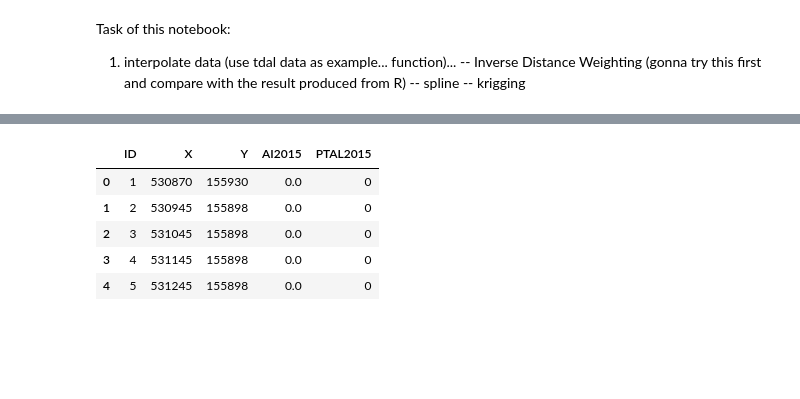
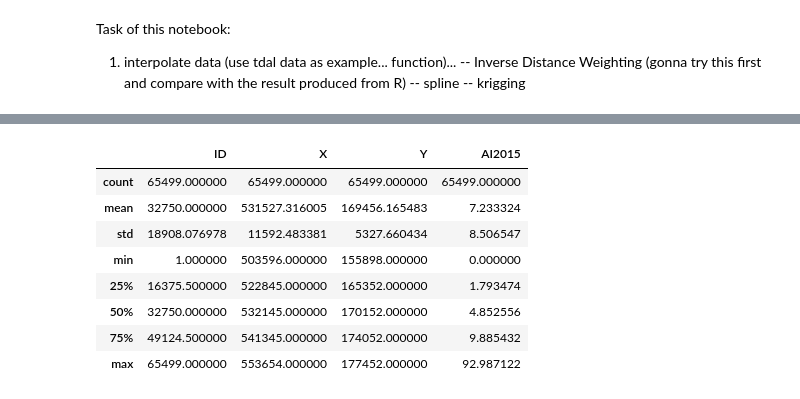
Before and after one commit to mateoneira/UrbanDNA, a Jupyter notebook: Ele-June/June_v1_1.ipynb, the cells around one changed output, grey strips where cells are left out. Drawn from its saved outputs; the diff is of its cells as text; code cells hidden in the pictures; blank space fills up the shorter version.

```diff
--- a/Ele-June/June_v1_1.ipynb
+++ b/Ele-June/June_v1_1.ipynb
@@ -18,5 +18,5 @@ from scipy import interpolate
 from scipy.interpolate import RectBivariateSpline
 # %%
 # read in PTAL data.
-# PTAL = pd.read_csv("/Users/June/urbanDNA/Ele-June/June's Data/COA2011 AvPTAI2015.csv")
-# PTAL.head()
+PTAL = pd.read_csv("/Users/June/urbanDNA/Ele-June/June's Data/COA2011 AvPTAI2015.csv")
+PTAL.head()
@@ -23,15 +30,18 @@ from scipy.interpolate import RectBivariateSpline
 # %%
 # well.. the grid version is more poised for interpolation. #however, it only yields half of London
 # hence need to check data source.
 PTAL_grid =pd.read_csv("/Users/June/urbanDNA/Ele-June/June's Data/2015  PTALs Grid Values 280515.csv")
-PTAL_grid.head()
+#PTAL_grid.head()
 # use the Accessiility Index 2015 (AI2015) bc it is numerical variable.
 # PTAL.grid.dtypes
-# PTAL.grid.describe()
+PTAL.grid.describe()
 # %% [output]
-|  | ID | X | Y | AI2015 | PTAL2015 |
-| 0 | 1 | 530870 | 155930 | 0.0 | 0 |
-| 1 | 2 | 530945 | 155898 | 0.0 | 0 |
-| 2 | 3 | 531045 | 155898 | 0.0 | 0 |
-| 3 | 4 | 531145 | 155898 | 0.0 | 0 |
-| 4 | 5 | 531245 | 155898 | 0.0 | 0 |
+|  | ID | X | Y | AI2015 |
+| count | 65499.000000 | 65499.000000 | 65499.000000 | 65499.000000 |
+| mean | 32750.000000 | 531527.316005 | 169456.165483 | 7.233324 |
+| std | 18908.076978 | 11592.483381 | 5327.660434 | 8.506547 |
+| min | 1.000000 | 503596.000000 | 155898.000000 | 0.000000 |
+| 25% | 16375.500000 | 522845.000000 | 165352.000000 | 1.793474 |
+| 50% | 32750.000000 | 532145.000000 | 170152.000000 | 4.852556 |
+| 75% | 49124.500000 | 541345.000000 | 174052.000000 | 9.885432 |
+| max | 65499.000000 | 553654.000000 | 177452.000000 | 92.987122 |
```
Also changed, not shown: parts of 8 cells of this notebook, 1 other file.
